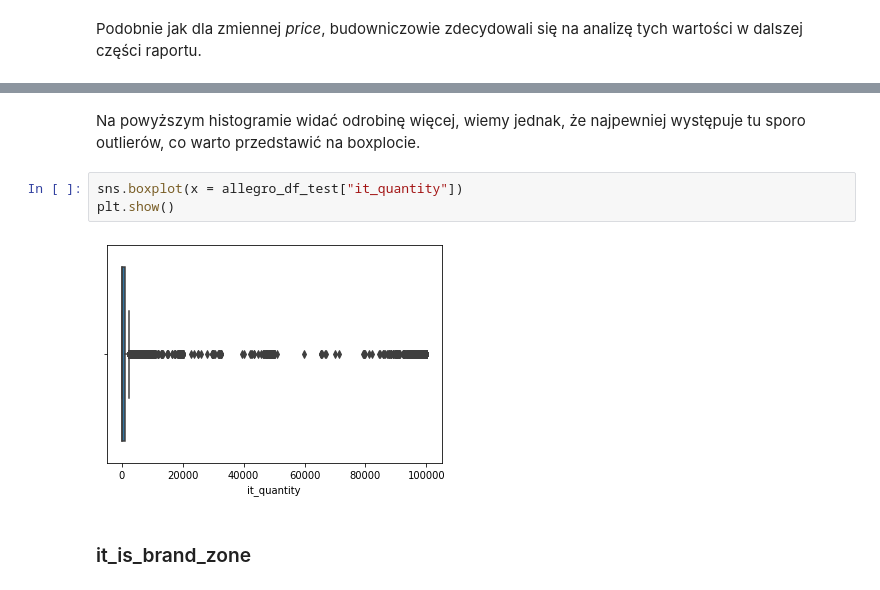
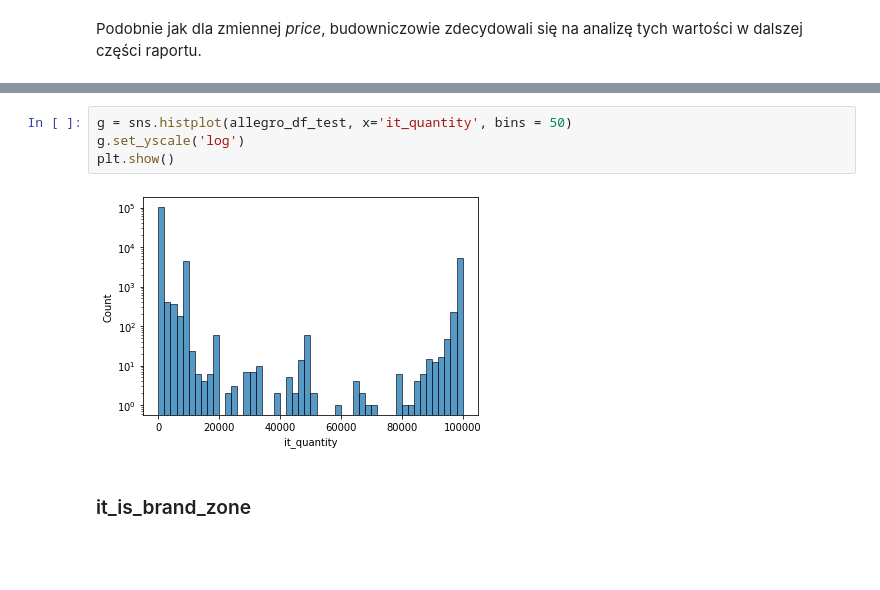
Before and after one commit to wi1lku/Introduction-to-machine-learning-, a Jupyter notebook: hw2/PD2_validation_2.ipynb, the cells around one changed output, grey strips where cells are left out. Drawn from its saved outputs; the diff is of its cells as text; blank space fills up the shorter version.

```diff
--- a/hw2/PD2_validation_2.ipynb
+++ b/hw2/PD2_validation_2.ipynb
@@ -404,10 +406,9 @@ allegro_df_test["it_quantity"].hist()
-# %% [markdown]
-Na powyższym histogramie widać odrobinę więcej, wiemy jednak, że najpewniej występuje tu sporo outlierów, co warto przedstawić na boxplocie.
-# %%
-sns.boxplot(x = allegro_df_test["it_quantity"])
-plt.show()
-# %% [output]
-[figure, removed]
+# %%
+g = sns.histplot(allegro_df_test, x='it_quantity', bins = 50)
+g.set_yscale('log')
+plt.show()
+# %% [output]
+[figure, added]
 # %% [markdown]
 ### it_is_brand_zone
 # %%
```
Also changed, not shown: parts of 28 cells of this notebook.
